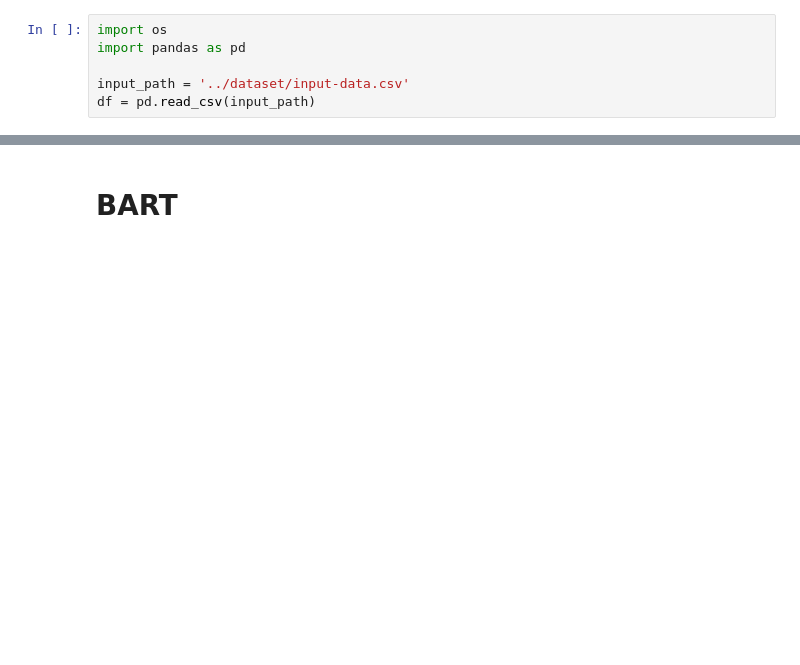
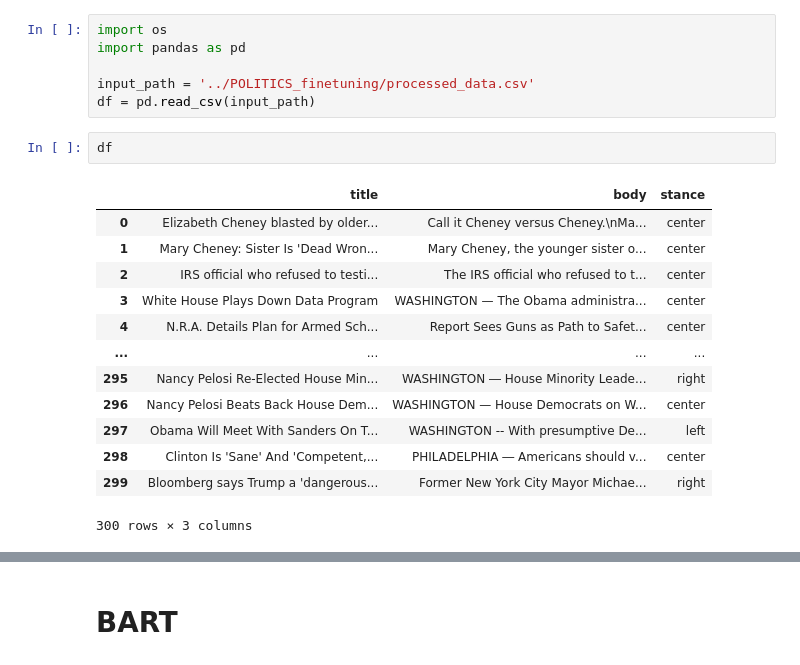
Before and after one commit to bfefferm-pers/MIT_68610_project_LLM_news, a Jupyter notebook: src/summarization.ipynb, the cells around one changed output, grey strips where cells are left out. Saved outputs shown, nothing was run; the diff lists cells and outputs as text; blank space fills up the shorter version.

```diff
--- a/src/summarization.ipynb
+++ b/src/summarization.ipynb
@@ -2,8 +2,24 @@
 import os
 import pandas as pd
 
-input_path = '../dataset/input-data.csv'
+input_path = '../POLITICS_finetuning/processed_data.csv'
 df = pd.read_csv(input_path)
+# %%
+df
+# %% [output]
+|  | title | body | stance |
+| 0 | Elizabeth Cheney blasted by older... | Call it Cheney versus Cheney.\nMa... | center |
+| 1 | Mary Cheney: Sister Is 'Dead Wron... | Mary Cheney, the younger sister o... | center |
+| 2 | IRS official who refused to testi... | The IRS official who refused to t... | center |
+| 3 | White House Plays Down Data Program | WASHINGTON — The Obama administra... | center |
+| 4 | N.R.A. Details Plan for Armed Sch... | Report Sees Guns as Path to Safet... | center |
+| ... | ... | ... | ... |
+| 295 | Nancy Pelosi Re-Elected House Min... | WASHINGTON ― House Minority Leade... | right |
+| 296 | Nancy Pelosi Beats Back House Dem... | WASHINGTON — House Democrats on W... | center |
+| 297 | Obama Will Meet With Sanders On T... | WASHINGTON -- With presumptive De... | left |
+| 298 | Clinton Is 'Sane' And 'Competent,... | PHILADELPHIA ― Americans should v... | center |
+| 299 | Bloomberg says Trump a 'dangerous... | Former New York City Mayor Michae... | right |
+300 rows × 3 columns
 # %%
 import torch
 import pandas as pd
```
Also changed, not shown: parts of 7 cells of this notebook.
